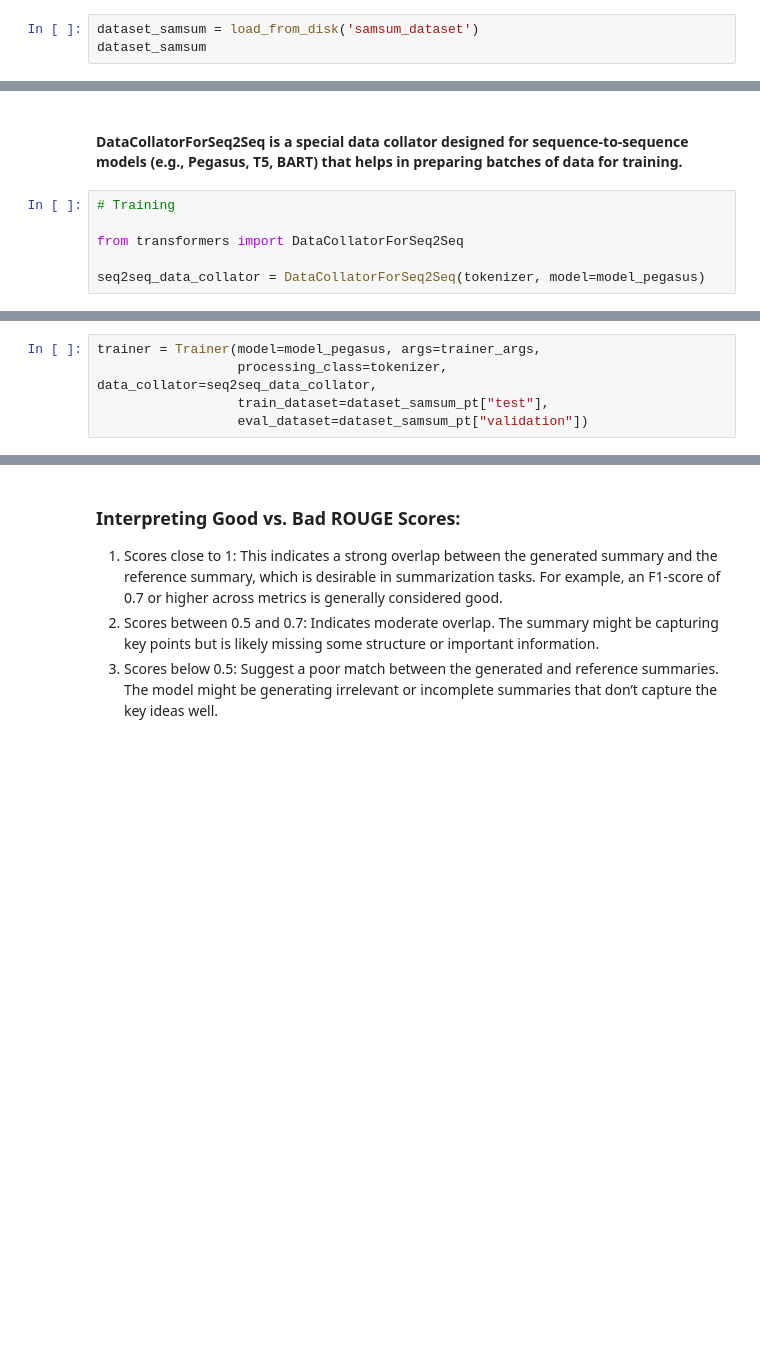
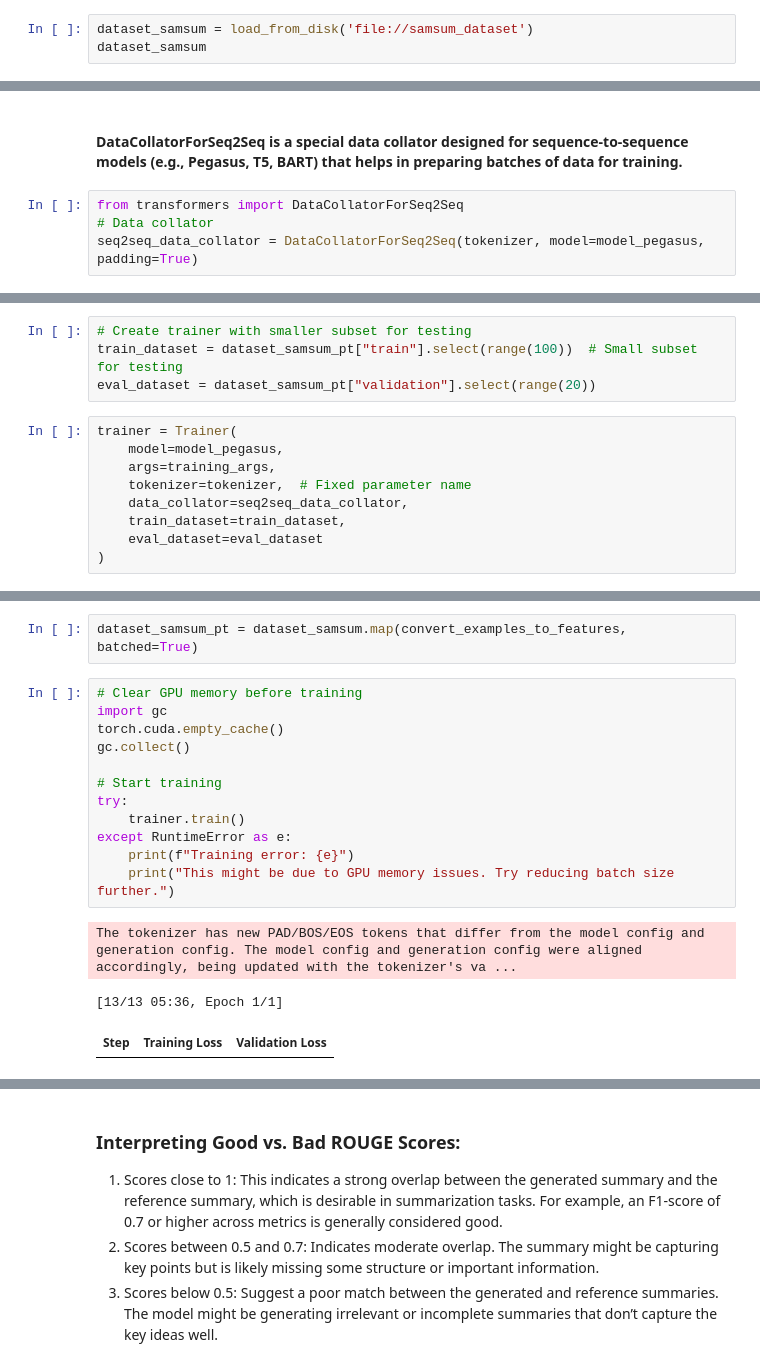
Before and after one commit to Mohamad-Gamal/Text-Summarizer-machine-learning, a Jupyter notebook: textsummarizer.ipynb, the cells around one changed output, grey strips where cells are left out. Drawn from its saved outputs; the diff is of its cells as text; blank space fills up the shorter version.

```diff
--- a/textsummarizer.ipynb
+++ b/textsummarizer.ipynb
@@ -105,7 +167,7 @@ Saving to: ‘summarizer-data.zip’
   inflating: samsum_dataset/validation/dataset_info.json
   inflating: samsum_dataset/validation/state.json
 # %%
-dataset_samsum = load_from_disk('samsum_dataset')
+dataset_samsum = load_from_disk('file://samsum_dataset')
 dataset_samsum
 # %% [output]
 DatasetDict({
@@ -225,8 +286,6 @@ True
 # %% [markdown]
 #### DataCollatorForSeq2Seq is a special data collator designed for sequence-to-sequence models (e.g., Pegasus, T5, BART) that helps in preparing batches of data for training.
 # %%
-# Training
-
 from transformers import DataCollatorForSeq2Seq
-
-seq2seq_data_collator = DataCollatorForSeq2Seq(tokenizer, model=model_pegasus)
+# Data collator
+seq2seq_data_collator = DataCollatorForSeq2Seq(tokenizer, model=model_pegasus, padding=True)
@@ -263,5 +367,13 @@ NameError: name 'dataset_samsum_pt' is not defined
+# %%
+# Create trainer with smaller subset for testing
+train_dataset = dataset_samsum_pt["train"].select(range(100))  # Small subset for testing
+eval_dataset = dataset_samsum_pt["validation"].select(range(20))
 # %%
-trainer = Trainer(model=model_pegasus, args=trainer_args,
-                  processing_class=tokenizer, data_collator=seq2seq_data_collator,
-                  train_dataset=dataset_samsum_pt["test"],
-                  eval_dataset=dataset_samsum_pt["validation"])
+trainer = Trainer(
+    model=model_pegasus,
+    args=training_args,
+    tokenizer=tokenizer,  # Fixed parameter name
+    data_collator=seq2seq_data_collator,
+    train_dataset=train_dataset,
+    eval_dataset=eval_dataset
+)
@@ -291,0 +403,18 @@ Compile with `TORCH_USE_CUDA_DSA` to enable device-side assertions.
+# %%
+dataset_samsum_pt = dataset_samsum.map(convert_examples_to_features, batched=True)
+# %%
+# Clear GPU memory before training
+import gc
+torch.cuda.empty_cache()
+gc.collect()
+
+# Start training
+try:
+    trainer.train()
+except RuntimeError as e:
+    print(f"Training error: {e}")
+    print("This might be due to GPU memory issues. Try reducing batch size further.")
+# %% [output]
+The tokenizer has new PAD/BOS/EOS tokens that differ from the model config and generation config. The model config and generation config were aligned accordingly, being updated with the tokenizer's va ...
+[13/13 05:36, Epoch 1/1]
+| Step | Training Loss | Validation Loss |
```
Also changed, not shown: parts of 42 cells of this notebook, 18 other files.
